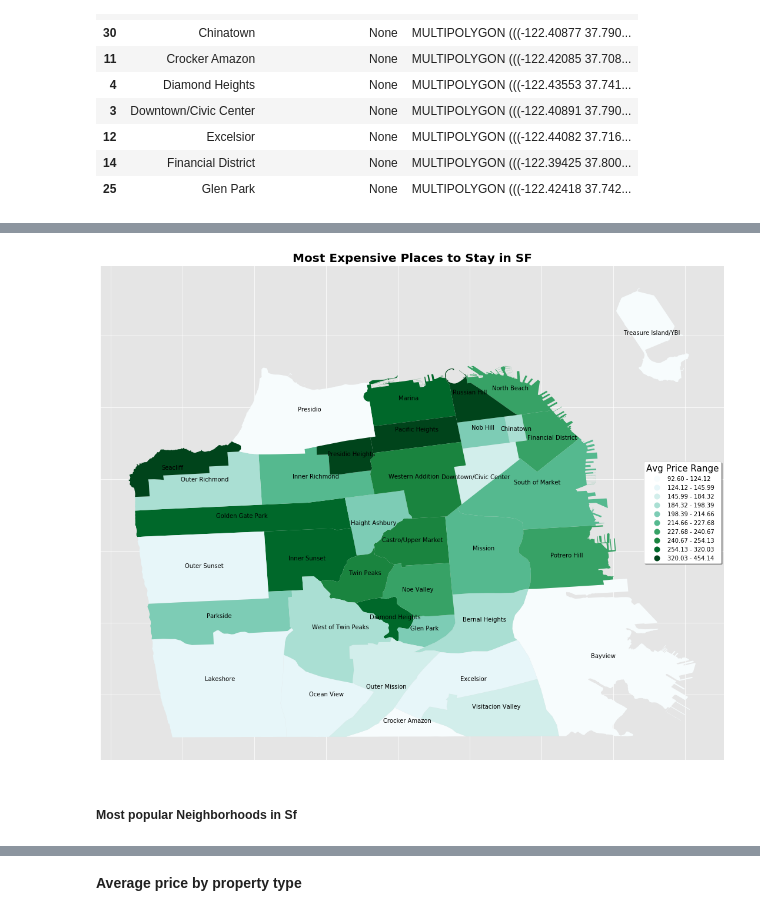
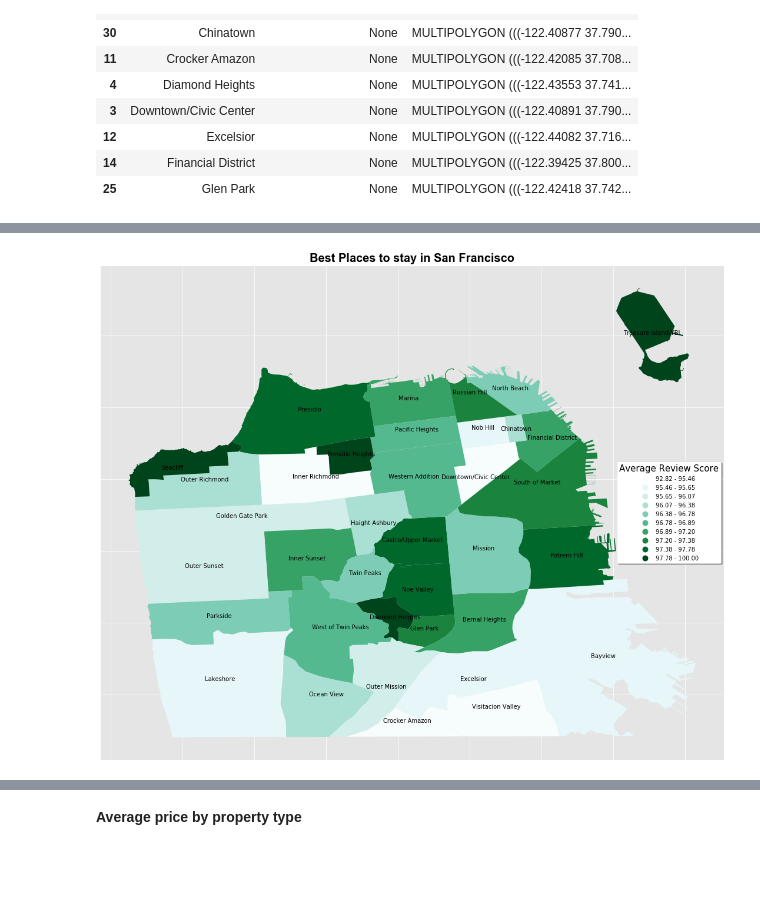
Before and after one commit to KishenSharma6/Airbnb-Analysis, a Jupyter notebook: Project Codes/03. Exploratory Data Analysis/2020_0202_Listings_EDA.ipynb, the cells around one changed output, grey strips where cells are left out. Cells and saved outputs as stored; diff of their text form; code cells hidden in the pictures; blank space fills up the shorter version.

```diff
--- a/Project Codes/03. Exploratory Data Analysis/2020_0202_Listings_EDA.ipynb
+++ b/Project Codes/03. Exploratory Data Analysis/2020_0202_Listings_EDA.ipynb
@@ -193,22 +259,23 @@ neighborhoods['coords'] = [coords[0] for coords in neighborhoods['coords']]
 # %%
-#Plot geodata to reflect average price for a one night stay per neighborhood
-ax = neighborhoods.plot(column ='avg_price', legend = True,cmap="BuGn",
-                        legend_kwds={'loc': 'right','title': 'Avg Price Range',
+#Best neighborhoods by review score
+neighborhoods['review_scores']= df.groupby('neighbourhood_cleansed')['review_scores_rating'].mean().values
+
+#Plot geodata
+ax = neighborhoods.plot(column ='review_scores', legend = True,cmap ='BuGn',
+                     legend_kwds={'loc': 'right','title': 'Average Review Score',
                                     'title_fontsize': 15,'facecolor': 'white',
                                       'shadow': True,},
                         scheme = 'quantiles',k=10, figsize=(19,19))
 
 #Append neighborhood name to plot
 for idx, row in neighborhoods.iterrows():
     ax.annotate(s=row['neighbourhood'], xy=row['coords'],
                  horizontalalignment='center')
 
 #Set plot aesthetics
-ax.set_title('Most Expensive Places to Stay in SF', fontdict=dict_title)
+ax.set_title('Best Places to stay in San Francisco', fontdict=dict_title)
 ax.tick_params(axis='both', which='both',
                 bottom = False, left=False,
                 labelleft=False, labelbottom=False)
 # %% [output]
-[figure, old version]
+[figure, new version]
-# %% [markdown]
-##### Most popular Neighborhoods in Sf
```
Also changed, not shown: parts of 12 cells of this notebook.
